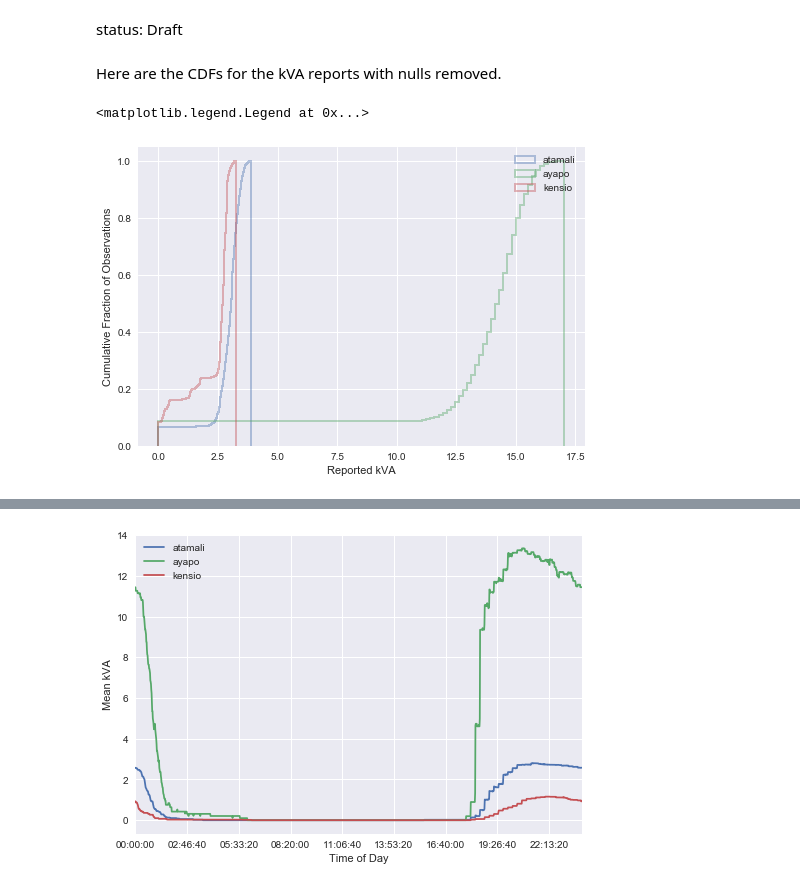
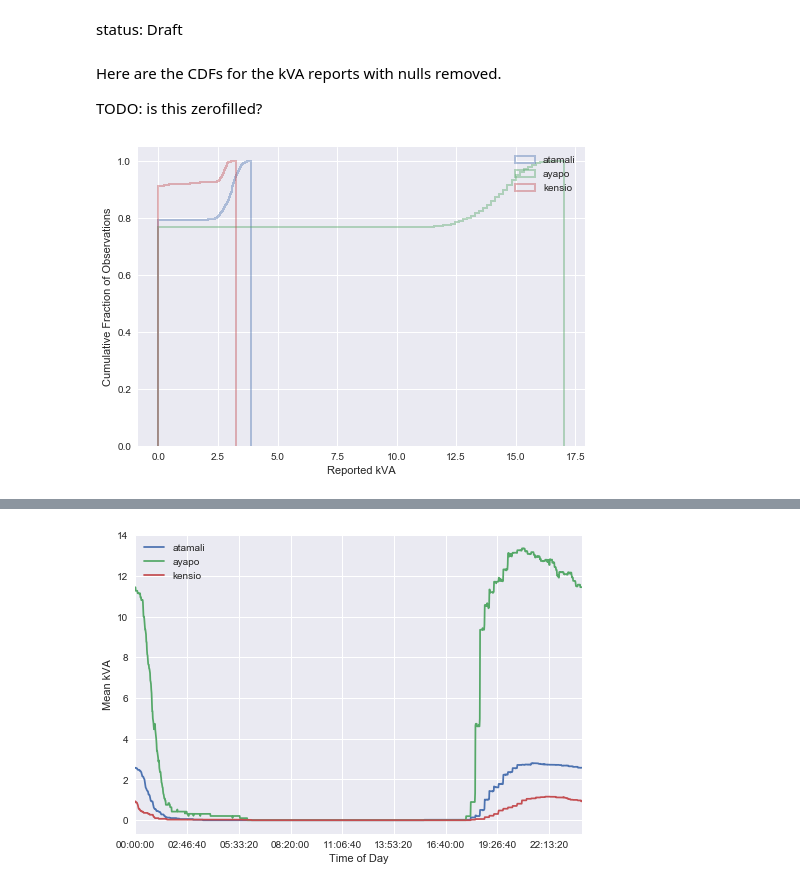
Before and after one commit to dsoto/WP19, a Jupyter notebook: analysis/SI-power-analysis.ipynb, the cells around one changed output, grey strips where cells are left out. Cells and saved outputs as stored; diff of their text form; code cells hidden in the pictures.

```diff
--- a/analysis/SI-power-analysis.ipynb
+++ b/analysis/SI-power-analysis.ipynb
@@ -11,26 +11,35 @@ import numpy as np
 import matplotlib.pyplot as plt
 import seaborn as sns
 import WP19_analysis as wpa
+# %%
+# create zero-filled data in memory
+data_zf = {}
+for rfd in wpa.raw_file_data[2:]:
+    vname = rfd['village_name']
+    energy_data = wpa.load_timeseries_file(vname + '-clean.csv')
+    messages = wpa.load_message_file(vname + '-messages.csv')
+    # zero filled data
+    data_zf[vname] = wpa.insert_zeros_kVA(energy_data, messages)
 # %% [markdown]
 Here are the CDFs for the kVA reports with nulls removed.
+
+TODO: is this zerofilled?
 # %%
 fig, ax = plt.subplots()
 for rfd in wpa.raw_file_data[2:]:
     vname = rfd['village_name']
-    energy_data = wpa.load_timeseries_file(vname + '-clean.csv')
-    messages = wpa.load_message_file(vname + '-messages.csv')
-    sns.distplot(energy_data['kVA sliding window Demand'].dropna(),
+    sns.distplot(data_zf[vname]['kVA sliding window Demand'].dropna(),
                  hist_kws={'cumulative':True,
                            'histtype':'step',
                            'linewidth':2},
                 kde=False,
                 norm_hist=True,
                 bins=100,
                 ax=ax,
                 label=vname)
 ax.set_xlabel('Reported kVA')
 ax.set_ylabel('Cumulative Fraction of Observations')
 ax.legend()
+plt.savefig('../plots/power-CDF.png')
 # %% [output]
-<matplotlib.legend.Legend at 0x...>
-[figure, old version]
+[figure, new version]
```
Also changed, not shown: parts of 1 cell of this notebook, 3 other files.
